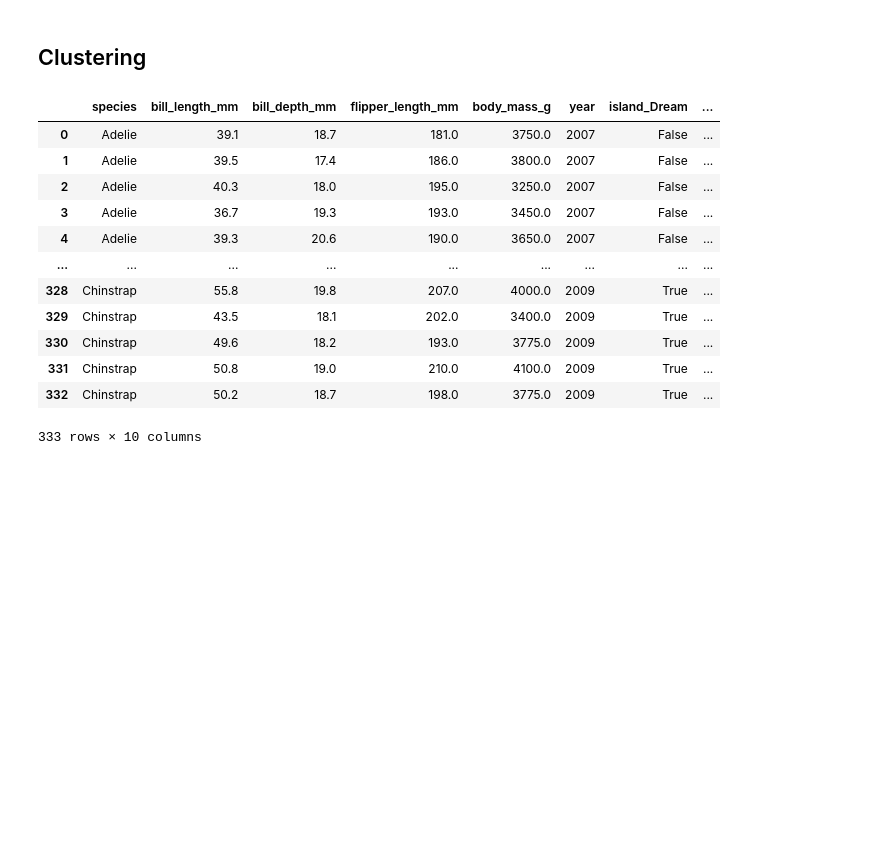
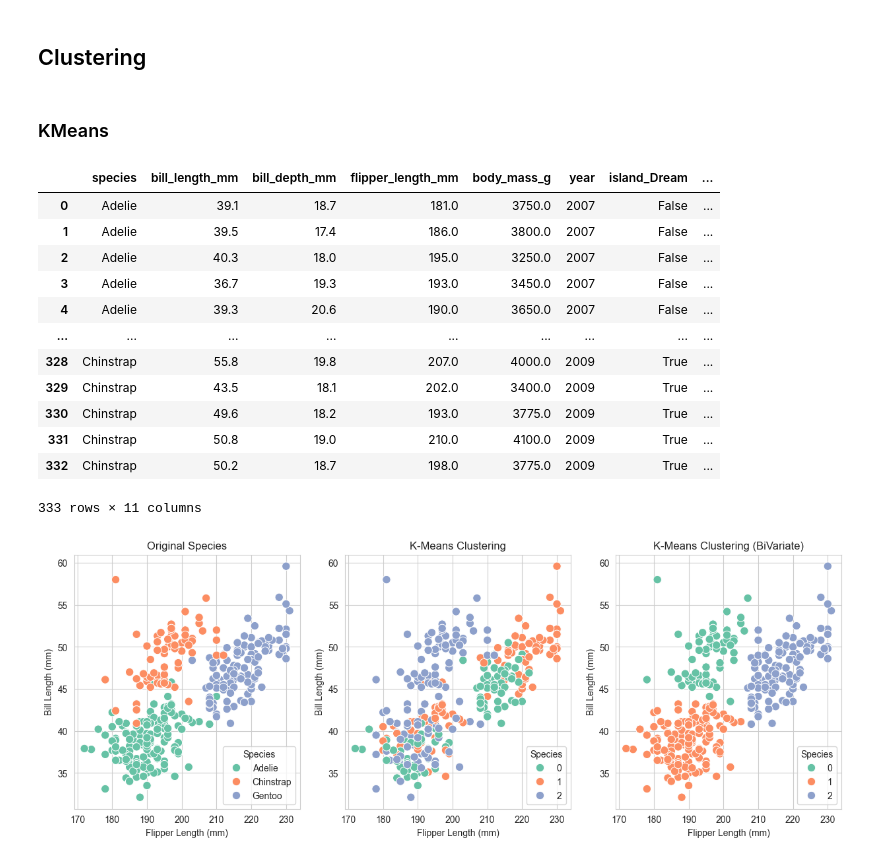
Before and after one commit to ivan-parreno/Cluster, a Jupyter notebook: ods/clustering/clustering.ipynb, the cells around one changed output. Cells and saved outputs as stored; diff of their text form; code cells hidden in the pictures; blank space fills up the shorter version.

```diff
--- a/ods/clustering/clustering.ipynb
+++ b/ods/clustering/clustering.ipynb
@@ -29,7 +32,8 @@ df
 | 332 | Chinstrap | Dream | 50.2 | 18.7 | 198.0 | 3775.0 | female | 2009 |
 333 rows × 8 columns
 # %%
-df = pd.get_dummies(df, columns=['island', 'sex'], drop_first=True)
+df = pd.get_dummies(df, columns=["island", "sex"], drop_first=True)
+df["species"] = df["species"].astype("category")
 df
 # %% [output]
 |  | species | bill_length_mm | bill_depth_mm | flipper_length_mm | body_mass_g | year | island_Dream | ... |
@@ -46,14 +50,13 @@ df
 | 332 | Chinstrap | 50.2 | 18.7 | 198.0 | 3775.0 | 2009 | True | ... |
 333 rows × 9 columns
 # %%
-X = df.drop('species', axis=1)
-y = df['species']
+X = df.drop("species", axis=1)
+y = df["species"]
 
 scaler = MinMaxScaler()
 X_scaled = scaler.fit_transform(X)
 
 df_standardized = pd.DataFrame(X_scaled, columns=X.columns)
-df_standardized['class'] = y
 
 df_standardized
 # %% [output]
@@ -72,0 +78,8 @@ df_standardized
+# %%
+f_values, p_values = f_classif(df_standardized, y)
+
+anova_results = pd.DataFrame({"Feature": X.columns, "F-Value": f_values, "P-Value": p_values}).sort_values(
+    by="F-Value", ascending=False
+)
+
+print(anova_results)
@@ -77,5 +105,8 @@ from kmeans import apply_kmeans
+# %% [markdown]
+### KMeans
 # %%
-df["Cluster_KMeans"] = apply_kmeans(X, 3)
+df["Cluster KMeans BiVariate"] = apply_kmeans(df_standardized[anova_results["Feature"][:2]], 3)
+df["Cluster KMeans"] = apply_kmeans(df_standardized, 3)
 df
 # %% [output]
 |  | species | bill_length_mm | bill_depth_mm | flipper_length_mm | body_mass_g | year | island_Dream | ... |
@@ -90,4 +121,32 @@ df
 | 330 | Chinstrap | 49.6 | 18.2 | 193.0 | 3775.0 | 2009 | True | ... |
 | 331 | Chinstrap | 50.8 | 19.0 | 210.0 | 4100.0 | 2009 | True | ... |
 | 332 | Chinstrap | 50.2 | 18.7 | 198.0 | 3775.0 | 2009 | True | ... |
-333 rows × 10 columns
+333 rows × 11 columns
+# %%
+fig, ax = plt.subplots(nrows=1, ncols=3, figsize=(15, 5))
+
+sns.scatterplot(ax=ax[0], data=df, x="flipper_length_mm", y="bill_length_mm", hue="species", palette="Set2", s=80)
+sns.scatterplot(
+    ax=ax[1], data=df, x="flipper_length_mm", y="bill_length_mm", hue="Cluster KMeans", palette="Set2", s=80
+)
+sns.scatterplot(
+    ax=ax[2], data=df, x="flipper_length_mm", y="bill_length_mm", hue="Cluster KMeans BiVariate", palette="Set2", s=80
+)
+
+ax[0].set_xlabel("Flipper Length (mm)")
+ax[0].set_ylabel("Bill Length (mm)")
+ax[0].set_title("Original Species")
+ax[0].legend(title="Species")
+
+ax[1].set_xlabel("Flipper Length (mm)")
+ax[1].set_ylabel("Bill Length (mm)")
+ax[1].set_title("K-Means Clustering")
+ax[1].legend(title="Species")
+
+ax[2].set_xlabel("Flipper Length (mm)")
+ax[2].set_ylabel("Bill Length (mm)")
+ax[2].set_title("K-Means Clustering (BiVariate)")
+ax[2].legend(title="Species")
+plt.show()
+# %% [output]
+[figure, added]
```
Also changed, not shown: parts of 11 cells of this notebook, 6 other files.
